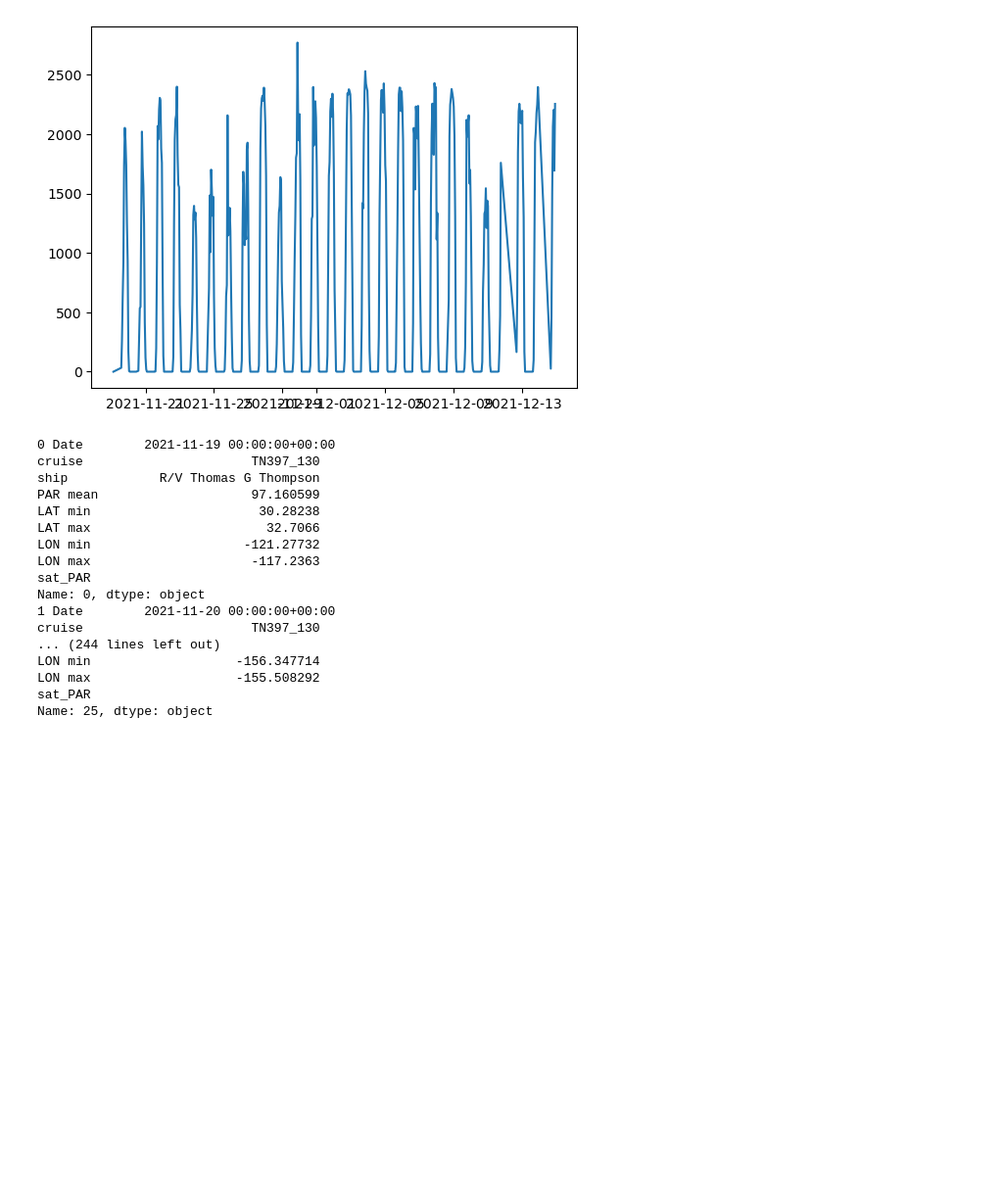
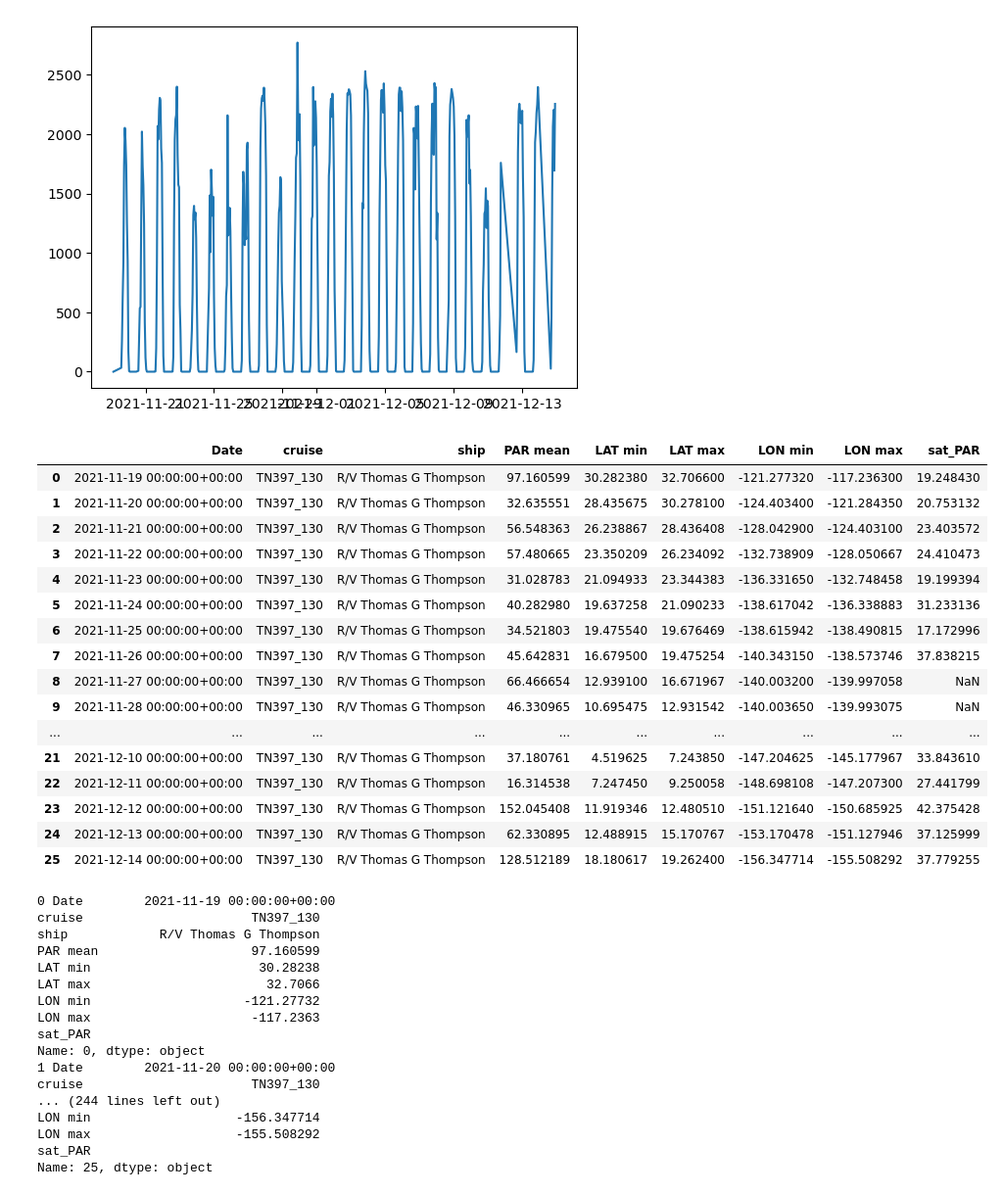
Before and after one commit to kpc02/SACNAS-2023-project, a Jupyter notebook: PAR_calib_python.ipynb, the cells around one changed output. Shown: that part at 98% size. Drawn from its saved outputs; the diff is of its cells as text; code cells hidden in the pictures; blank space fills up the shorter version.

```diff
--- a/PAR_calib_python.ipynb
+++ b/PAR_calib_python.ipynb
@@ -122,26 +136,31 @@ sfl_daily['sat_PAR'] = ''
 
 sfl_daily.columns = [' '.join(col).strip() for col in sfl_daily.columns.values]
 # this flattens the multindex and joins the diff levels to create a min and max lat and lon instead of duplicate lat and lon columns
-# %%
-## dont run this, its the r code for colocalizing sat par data
-
-for(i in 1:nrow(sfl_daily)){
-
-    print(sfl_daily$DATE[i])
-    df <- get_spacetime(tableName = "tblModis_PAR",
-                varName = "PAR",
-                dt1 = as.character(sfl_daily$DATE[i]),
-                dt2 = as.character(sfl_daily$DATE[i]),
-                lat1 = sfl_daily$min_LAT[i],
-                lat2 = sfl_daily$max_LAT[i],
-                lon1 = sfl_daily$min_LON[i],
-                lon2 = sfl_daily$max_LON[i],
-                depth1 = 0,
-                depth2 = 10)
-    sfl_daily$sat_PAR[i] <- mean(df$PAR, na.rm=T)
-}
-
-# i is integer and is indexing each row in the for loop
+# %%
+# cleaning up min_lat values
+clean_sfl = sfl_daily.replace([np.inf, -np.inf], np.nan).dropna(subset=["LAT min",
+                                                            "LAT max",
+                                                            'LON min',
+                                                            'LON max'], how="any")
+clean_sfl
+# %% [output]
+|  | Date | cruise | ship | PAR mean | LAT min | LAT max | LON min | LON max | sat_PAR |
+| 0 | 2021-11-19 00:00:00+00:00 | TN397_130 | R/V Thomas G Thompson | 97.160599 | 30.282380 | 32.706600 | -121.277320 | -117.236300 | 19.248430 |
+| 1 | 2021-11-20 00:00:00+00:00 | TN397_130 | R/V Thomas G Thompson | 32.635551 | 28.435675 | 30.278100 | -124.403400 | -121.284350 | 20.753132 |
+| 2 | 2021-11-21 00:00:00+00:00 | TN397_130 | R/V Thomas G Thompson | 56.548363 | 26.238867 | 28.436408 | -128.042900 | -124.403100 | 23.403572 |
+| 3 | 2021-11-22 00:00:00+00:00 | TN397_130 | R/V Thomas G Thompson | 57.480665 | 23.350209 | 26.234092 | -132.738909 | -128.050667 | 24.410473 |
+| 4 | 2021-11-23 00:00:00+00:00 | TN397_130 | R/V Thomas G Thompson | 31.028783 | 21.094933 | 23.344383 | -136.331650 | -132.748458 | 19.199394 |
+| 5 | 2021-11-24 00:00:00+00:00 | TN397_130 | R/V Thomas G Thompson | 40.282980 | 19.637258 | 21.090233 | -138.617042 | -136.338883 | 31.233136 |
+| 6 | 2021-11-25 00:00:00+00:00 | TN397_130 | R/V Thomas G Thompson | 34.521803 | 19.475540 | 19.676469 | -138.615942 | -138.490815 | 17.172996 |
+| 7 | 2021-11-26 00:00:00+00:00 | TN397_130 | R/V Thomas G Thompson | 45.642831 | 16.679500 | 19.475254 | -140.343150 | -138.573746 | 37.838215 |
+| 8 | 2021-11-27 00:00:00+00:00 | TN397_130 | R/V Thomas G Thompson | 66.466654 | 12.939100 | 16.671967 | -140.003200 | -139.997058 | NaN |
+| 9 | 2021-11-28 00:00:00+00:00 | TN397_130 | R/V Thomas G Thompson | 46.330965 | 10.695475 | 12.931542 | -140.003650 | -139.993075 | NaN |
+| ... | ... | ... | ... | ... | ... | ... | ... | ... | ... |
+| 21 | 2021-12-10 00:00:00+00:00 | TN397_130 | R/V Thomas G Thompson | 37.180761 | 4.519625 | 7.243850 | -147.204625 | -145.177967 | 33.843610 |
+| 22 | 2021-12-11 00:00:00+00:00 | TN397_130 | R/V Thomas G Thompson | 16.314538 | 7.247450 | 9.250058 | -148.698108 | -147.207300 | 27.441799 |
+| 23 | 2021-12-12 00:00:00+00:00 | TN397_130 | R/V Thomas G Thompson | 152.045408 | 11.919346 | 12.480510 | -151.121640 | -150.685925 | 42.375428 |
+| 24 | 2021-12-13 00:00:00+00:00 | TN397_130 | R/V Thomas G Thompson | 62.330895 | 12.488915 | 15.170767 | -153.170478 | -151.127946 | 37.125999 |
+| 25 | 2021-12-14 00:00:00+00:00 | TN397_130 | R/V Thomas G Thompson | 128.512189 | 18.180617 | 19.262400 | -156.347714 | -155.508292 | 37.779255 |
 # %%
 # colocalizing cmap data, sepcifically modis par data
 
```
Also changed, not shown: parts of 7 cells of this notebook, 4 other files.
